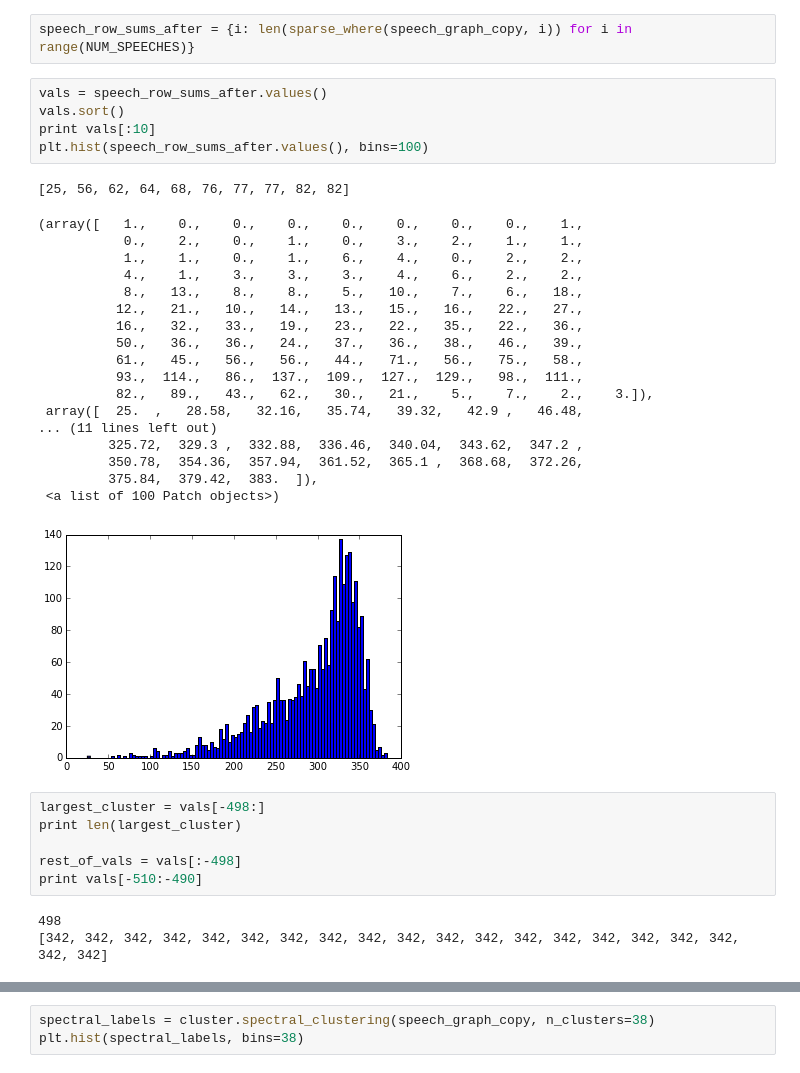
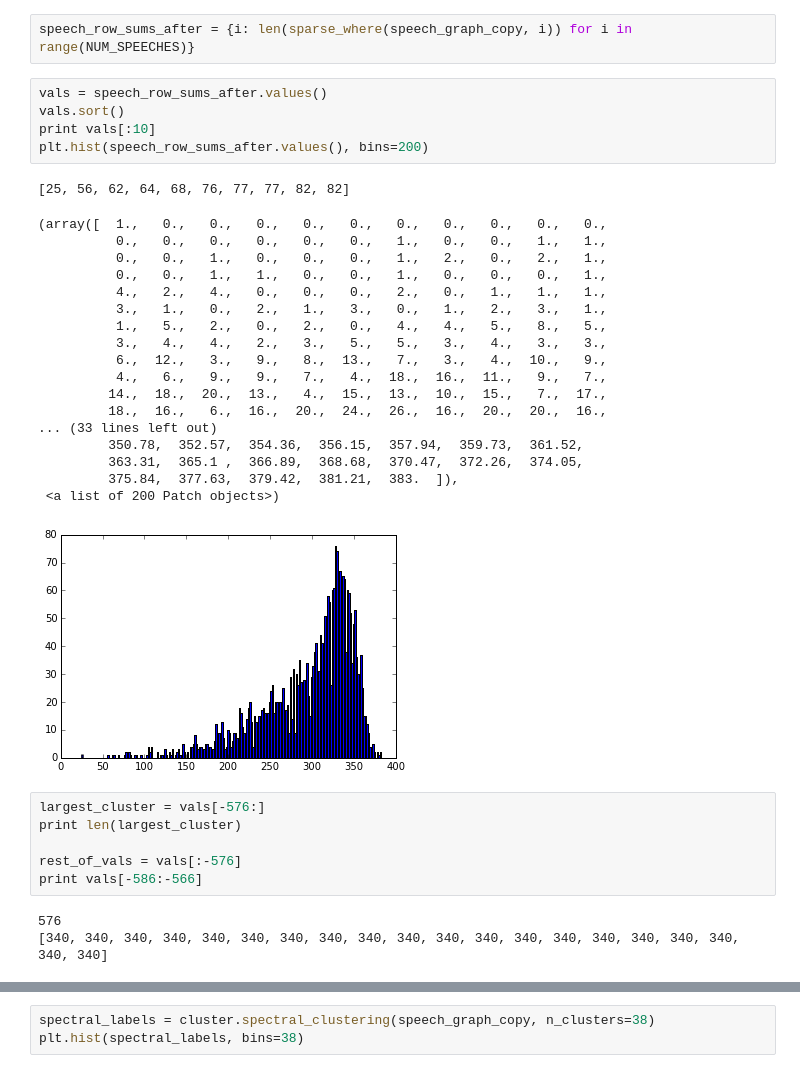
Before and after one commit to mzw4/jyupitertime, a Jupyter notebook: comp1/CS 5786 Comp 1 - JAC.ipynb, the cells around one changed output, grey strips where cells are left out. Drawn from its saved outputs; the diff is of its cells as text.

```diff
--- a/comp1/CS 5786 Comp 1 - JAC.ipynb
+++ b/comp1/CS 5786 Comp 1 - JAC.ipynb
@@ -2339,37 +2368,37 @@ speech_row_sums_after = {i: len(sparse_where(speech_graph_copy, i)) for i in ran
 # %%
 vals = speech_row_sums_after.values()
 vals.sort()
 print vals[:10]
-plt.hist(speech_row_sums_after.values(), bins=100)
+plt.hist(speech_row_sums_after.values(), bins=200)
 # %% [output]
 [25, 56, 62, 64, 68, 76, 77, 77, 82, 82]
-(array([   1.,    0.,    0.,    0.,    0.,    0.,    0.,    0.,    1.,
-           0.,    2.,    0.,    1.,    0.,    3.,    2.,    1.,    1.,
-           1.,    1.,    0.,    1.,    6.,    4.,    0.,    2.,    2.,
-           4.,    1.,    3.,    3.,    3.,    4.,    6.,    2.,    2.,
-           8.,   13.,    8.,    8.,    5.,   10.,    7.,    6.,   18.,
-          12.,   21.,   10.,   14.,   13.,   15.,   16.,   22.,   27.,
-          16.,   32.,   33.,   19.,   23.,   22.,   35.,   22.,   36.,
-          50.,   36.,   36.,   24.,   37.,   36.,   38.,   46.,   39.,
-          61.,   45.,   56.,   56.,   44.,   71.,   56.,   75.,   58.,
-          93.,  114.,   86.,  137.,  109.,  127.,  129.,   98.,  111.,
-          82.,   89.,   43.,   62.,   30.,   21.,    5.,    7.,    2.,    3.]),
- array([  25.  ,   28.58,   32.16,   35.74,   39.32,   42.9 ,   46.48,
-... (11 lines left out)
-         325.72,  329.3 ,  332.88,  336.46,  340.04,  343.62,  347.2 ,
-         350.78,  354.36,  357.94,  361.52,  365.1 ,  368.68,  372.26,
-         375.84,  379.42,  383.  ]),
- <a list of 100 Patch objects>)
+(array([  1.,   0.,   0.,   0.,   0.,   0.,   0.,   0.,   0.,   0.,   0.,
+          0.,   0.,   0.,   0.,   0.,   0.,   1.,   0.,   0.,   1.,   1.,
+          0.,   0.,   1.,   0.,   0.,   0.,   1.,   2.,   0.,   2.,   1.,
+          0.,   0.,   1.,   1.,   0.,   0.,   1.,   0.,   0.,   0.,   1.,
+          4.,   2.,   4.,   0.,   0.,   0.,   2.,   0.,   1.,   1.,   1.,
+          3.,   1.,   0.,   2.,   1.,   3.,   0.,   1.,   2.,   3.,   1.,
+          1.,   5.,   2.,   0.,   2.,   0.,   4.,   4.,   5.,   8.,   5.,
+          3.,   4.,   4.,   2.,   3.,   5.,   5.,   3.,   4.,   3.,   3.,
+          6.,  12.,   3.,   9.,   8.,  13.,   7.,   3.,   4.,  10.,   9.,
+          4.,   6.,   9.,   9.,   7.,   4.,  18.,  16.,  11.,   9.,   7.,
+         14.,  18.,  20.,  13.,   4.,  15.,  13.,  10.,  15.,   7.,  17.,
+         18.,  16.,   6.,  16.,  20.,  24.,  26.,  16.,  20.,  20.,  16.,
+... (33 lines left out)
+         350.78,  352.57,  354.36,  356.15,  357.94,  359.73,  361.52,
+         363.31,  365.1 ,  366.89,  368.68,  370.47,  372.26,  374.05,
+         375.84,  377.63,  379.42,  381.21,  383.  ]),
+ <a list of 200 Patch objects>)
-[figure, old version]
+[figure, new version]
 # %%
-largest_cluster = vals[-498:]
+largest_cluster = vals[-576:]
 print len(largest_cluster)
 
-rest_of_vals = vals[:-498]
-print vals[-510:-490]
+rest_of_vals = vals[:-576]
+print vals[-586:-566]
 # %% [output]
-498
-[342, 342, 342, 342, 342, 342, 342, 342, 342, 342, 342, 342, 342, 342, 342, 342, 342, 342, 342, 342]
+576
+[340, 340, 340, 340, 340, 340, 340, 340, 340, 340, 340, 340, 340, 340, 340, 340, 340, 340, 340, 340]
 # %%
 plt.hist(largest_cluster, bins=20)
 # %% [output]
```
Also changed, not shown: parts of 52 cells of this notebook, 1 other file.
